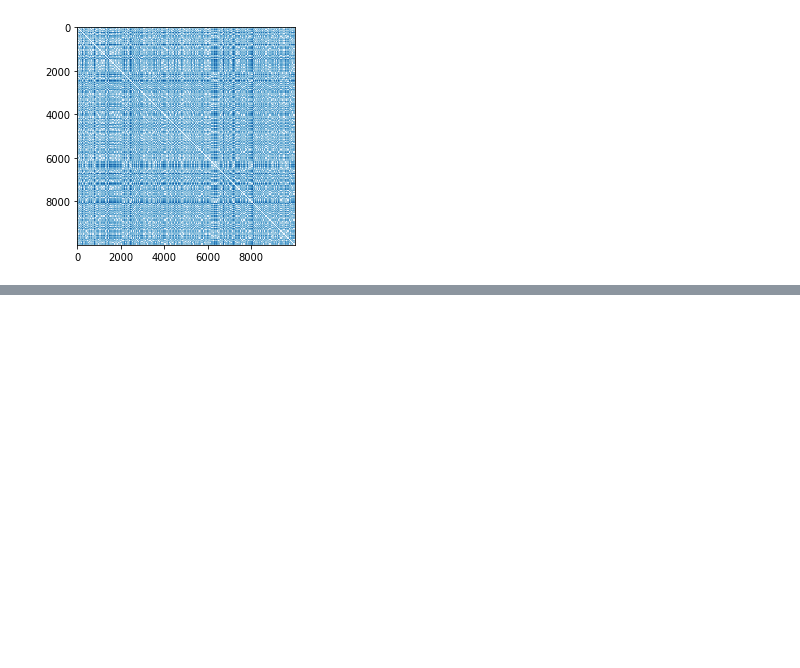
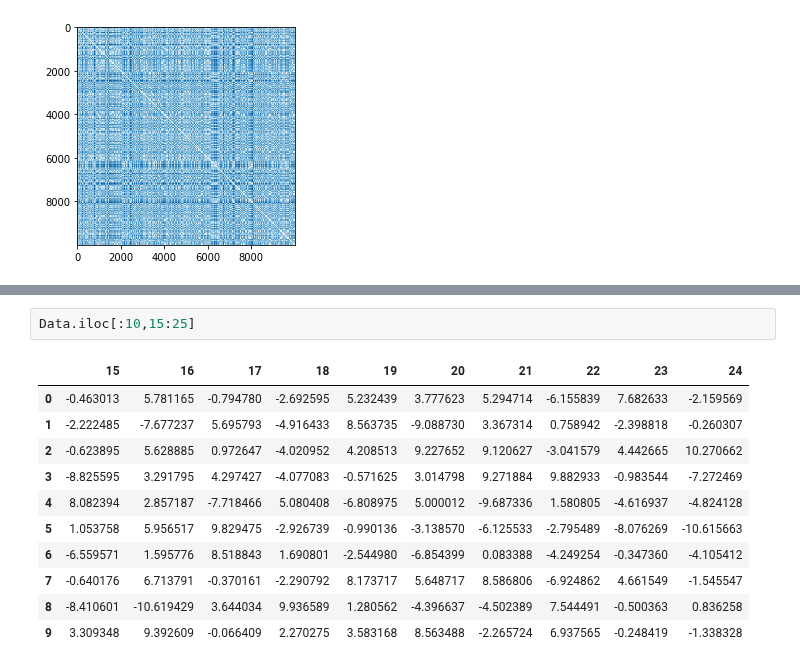
Before and after one commit to Jennapa-colab/multivariate, a Jupyter notebook: Multivariate_Exam.ipynb, the cells around one changed output, grey strips where cells are left out. Drawn from its saved outputs; the diff is of its cells as text; blank space fills up the shorter version.

```diff
--- a/Multivariate_Exam.ipynb
+++ b/Multivariate_Exam.ipynb
@@ -254,0 +333,14 @@ plt.colorbar();
+# %%
+Data.iloc[:10,15:25]
+# %% [output]
+|  | 15 | 16 | 17 | 18 | 19 | 20 | 21 | 22 | 23 | 24 |
+| 0 | -0.463013 | 5.781165 | -0.794780 | -2.692595 | 5.232439 | 3.777623 | 5.294714 | -6.155839 | 7.682633 | -2.159569 |
+| 1 | -2.222485 | -7.677237 | 5.695793 | -4.916433 | 8.563735 | -9.088730 | 3.367314 | 0.758942 | -2.398818 | -0.260307 |
+| 2 | -0.623895 | 5.628885 | 0.972647 | -4.020952 | 4.208513 | 9.227652 | 9.120627 | -3.041579 | 4.442665 | 10.270662 |
+| 3 | -8.825595 | 3.291795 | 4.297427 | -4.077083 | -0.571625 | 3.014798 | 9.271884 | 9.882933 | -0.983544 | -7.272469 |
+| 4 | 8.082394 | 2.857187 | -7.718466 | 5.080408 | -6.808975 | 5.000012 | -9.687336 | 1.580805 | -4.616937 | -4.824128 |
+| 5 | 1.053758 | 5.956517 | 9.829475 | -2.926739 | -0.990136 | -3.138570 | -6.125533 | -2.795489 | -8.076269 | -10.615663 |
+| 6 | -6.559571 | 1.595776 | 8.518843 | 1.690801 | -2.544980 | -6.854399 | 0.083388 | -4.249254 | -0.347360 | -4.105412 |
+| 7 | -0.640176 | 6.713791 | -0.370161 | -2.290792 | 8.173717 | 5.648717 | 8.586806 | -6.924862 | 4.661549 | -1.545547 |
+| 8 | -8.410601 | -10.619429 | 3.644034 | 9.936589 | 1.280562 | -4.396637 | -4.502389 | 7.544491 | -0.500363 | 0.836258 |
+| 9 | 3.309348 | 9.392609 | -0.066409 | 2.270275 | 3.583168 | 8.563488 | -2.265724 | 6.937565 | -0.248419 | -1.338328 |
```
Also changed, not shown: parts of 15 cells of this notebook.
